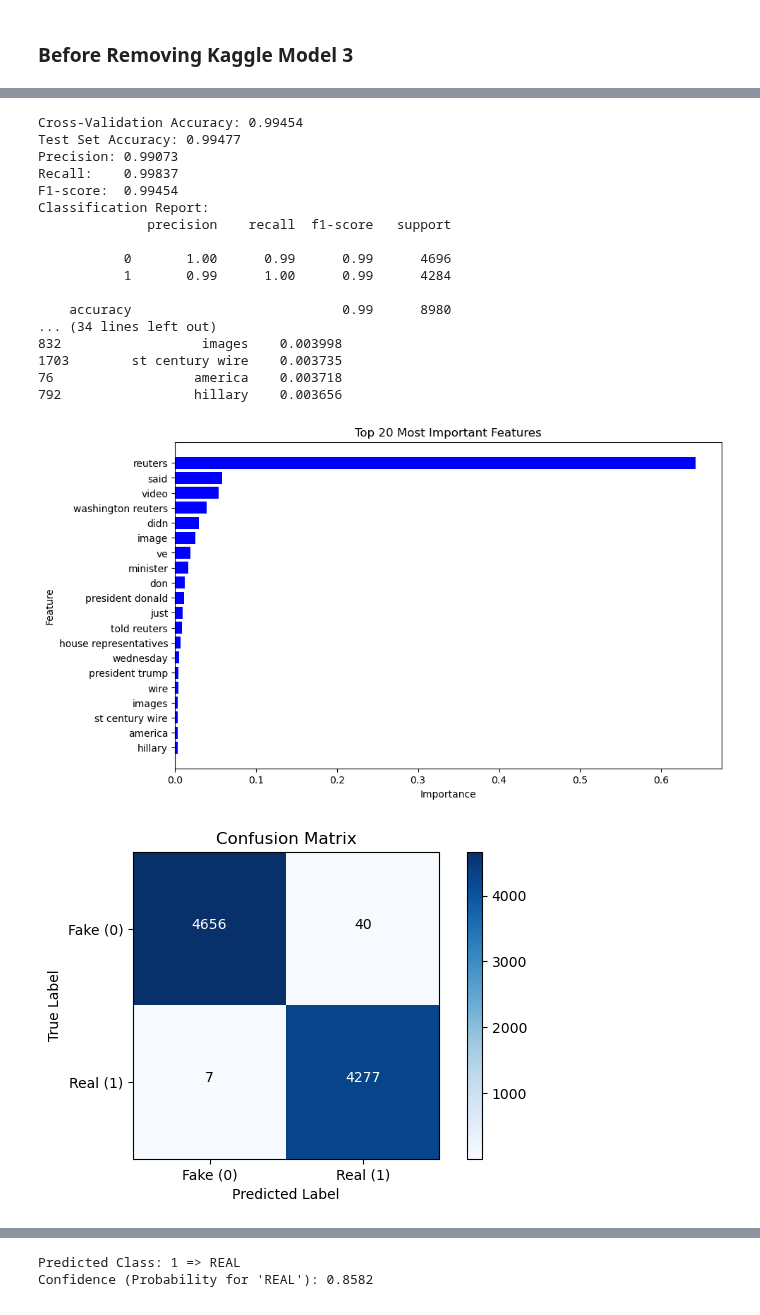
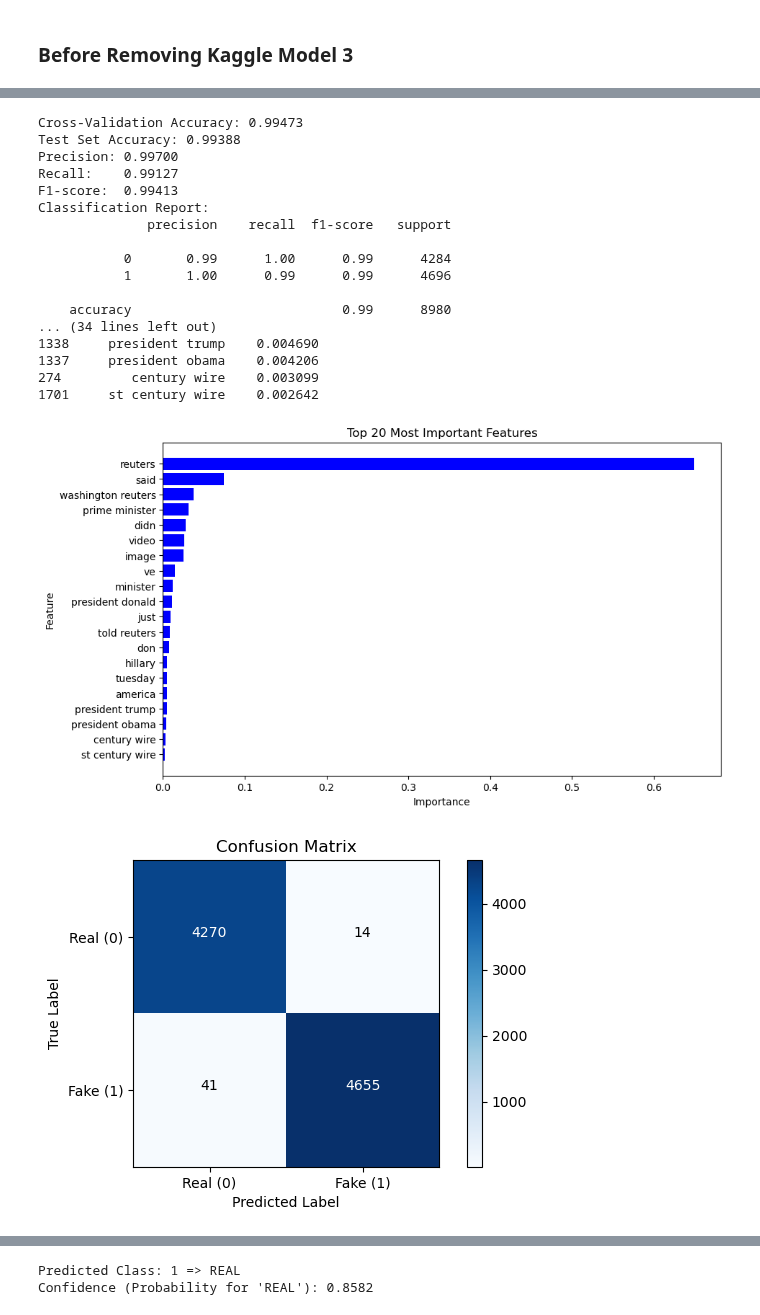
Before and after one commit to junyang99/IS424, a Jupyter notebook: Source-Based Classification (ISOT)/XGBoostKaggleModel3&4.ipynb, the cells around one changed output, grey strips where cells are left out. Drawn from its saved outputs; the diff is of its cells as text; code cells hidden in the pictures.

```diff
--- a/Source-Based Classification (ISOT)/XGBoostKaggleModel3&4.ipynb
+++ b/Source-Based Classification (ISOT)/XGBoostKaggleModel3&4.ipynb
@@ -71,9 +71,9 @@ df_real = pd.read_csv(true_path)
 df_fake.drop(columns=['subject', 'date'], inplace=True)
 df_real.drop(columns=['subject', 'date'], inplace=True)
 
-# Assign labels: 0 for fake news, 1 for real news
-df_fake['label'] = 0
-df_real['label'] = 1
+# Assign labels: 1 for fake news, 0 for real news
+df_fake['label'] = 1
+df_real['label'] = 0
 
 # Combine title and text columns into a single 'text' column
 df_fake['text'] = df_fake['title'] + " " + df_fake['text']
@@ -245,7 +245,7 @@ plt.figure(figsize=(6, 4))
 plt.imshow(cm, interpolation='nearest', cmap=plt.cm.Blues)
 plt.title("Confusion Matrix")
 plt.colorbar()
-classes = ["Fake (0)", "Real (1)"]
+classes = ["Real (0)", "Fake (1)"]
 tick_marks = np.arange(len(classes))
 plt.xticks(tick_marks, classes)
 plt.yticks(tick_marks, classes)
@@ -344,9 +344,9 @@ df_real = pd.read_csv(true_path)
 df_fake.drop(columns=['subject', 'date'], inplace=True)
 df_real.drop(columns=['subject', 'date'], inplace=True)
 
-# Assign labels: 0 for fake news, 1 for real news
-df_fake['label'] = 0
-df_real['label'] = 1
+# Assign labels: 1 for fake news, 0 for real news
+df_fake['label'] = 1
+df_real['label'] = 0
 
 # Combine title and text columns into a single 'text' column
 df_fake['text'] = df_fake['title'] + " " + df_fake['text']
@@ -492,7 +492,7 @@ plt.figure(figsize=(6, 4))
 plt.imshow(cm, interpolation='nearest', cmap=plt.cm.Blues)
 plt.title("Confusion Matrix")
 plt.colorbar()
-classes = ["Fake (0)", "Real (1)"]
+classes = ["Real (0)", "Fake (1)"]
 tick_marks = np.arange(len(classes))
 plt.xticks(tick_marks, classes)
 plt.yticks(tick_marks, classes)
@@ -520,46 +520,46 @@ plt.ylim([0.0, 1.05])
 plt.xlabel('False Positive Rate')
 plt.ylabel('True Positive Rate')
 plt.title('Receiver Operating Characteristic')
 plt.legend(loc="lower right")
 plt.show()
 # %% [output]
 Parameters: { "use_label_encoder" } are not used.
 
   bst.update(dtrain, iteration=i, fobj=obj)
 Parameters: { "use_label_encoder" } are not used.
 
   bst.update(dtrain, iteration=i, fobj=obj)
 Parameters: { "use_label_encoder" } are not used.
 
   bst.update(dtrain, iteration=i, fobj=obj)
 Parameters: { "use_label_encoder" } are not used.
 
   bst.update(dtrain, iteration=i, fobj=obj)
 Parameters: { "use_label_encoder" } are not used.
 
   bst.update(dtrain, iteration=i, fobj=obj)
 Parameters: { "use_label_encoder" } are not used.
 
   bst.update(dtrain, iteration=i, fobj=obj)
-Cross-Validation Accuracy: 0.99454
-Test Set Accuracy: 0.99477
-Precision: 0.99073
-Recall:    0.99837
-F1-score:  0.99454
+Cross-Validation Accuracy: 0.99473
+Test Set Accuracy: 0.99388
+Precision: 0.99700
+Recall:    0.99127
+F1-score:  0.99413
 Classification Report:
               precision    recall  f1-score   support
 
-           0       1.00      0.99      0.99      4696
-           1       0.99      1.00      0.99      4284
+           0       0.99      1.00      0.99      4284
+           1       1.00      0.99      0.99      4696
 
     accuracy                           0.99      8980
 ... (34 lines left out)
-832                  images    0.003998
-1703        st century wire    0.003735
-76                  america    0.003718
-792                 hillary    0.003656
+1338     president trump    0.004690
+1337     president obama    0.004206
+274         century wire    0.003099
+1701     st century wire    0.002642
-[figure, old version]
+[figure, new version]
-[figure, old version]
+[figure, new version]
 [figure]
 # %%
 # Real news article
```
Also changed, not shown: parts of 2 cells of this notebook, 3 other files.
